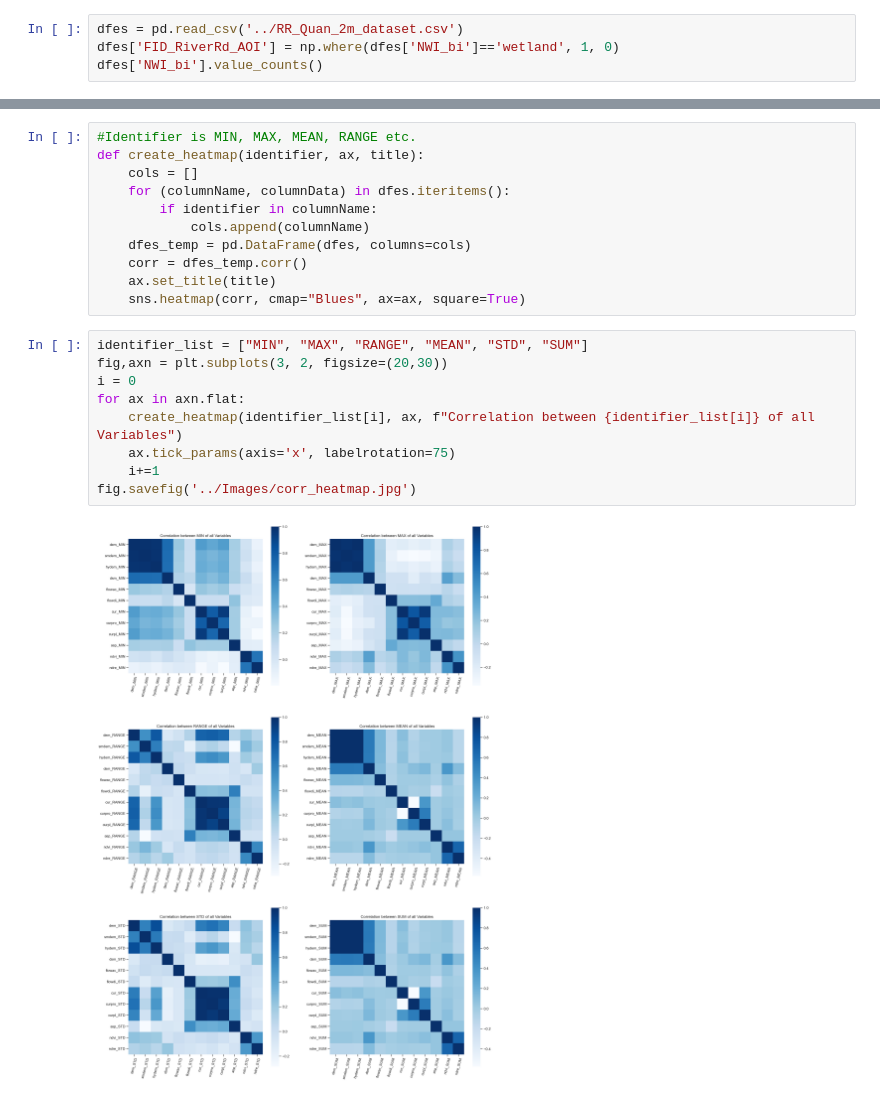
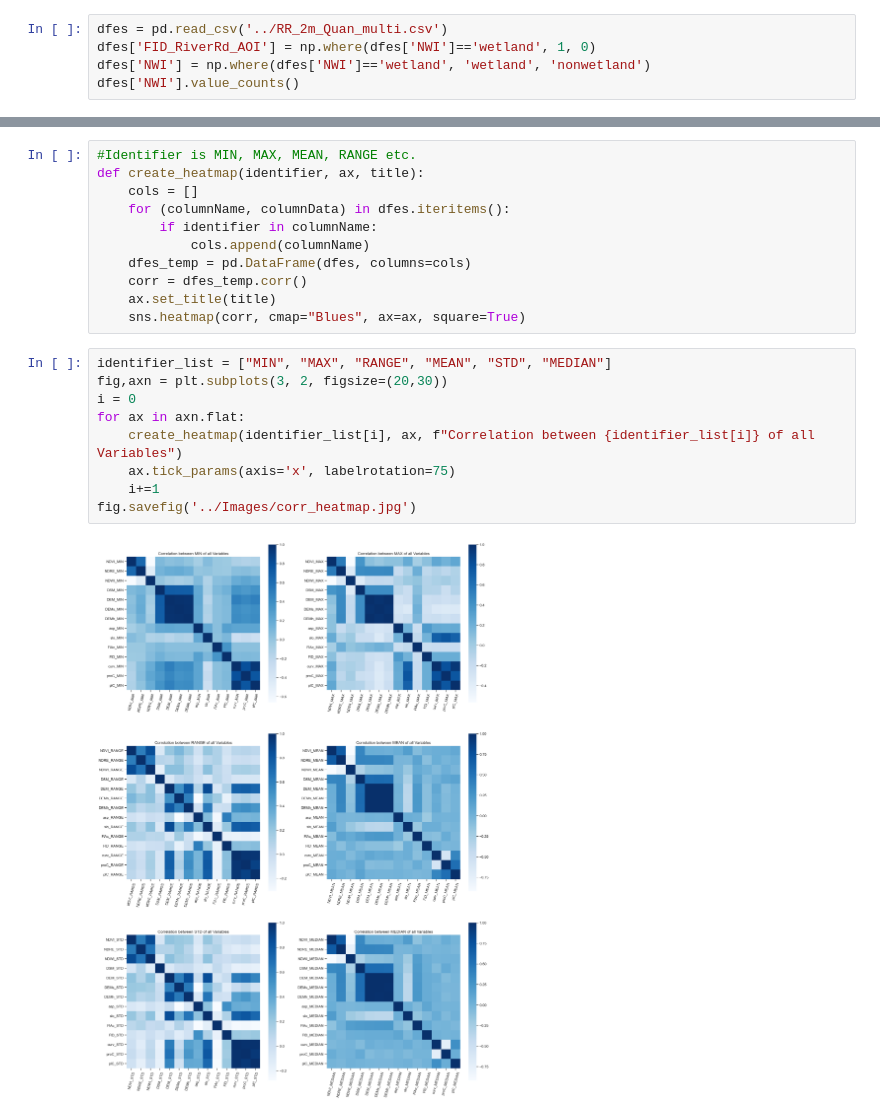
Before and after one commit to sgovil5/wetland-prediction, a Jupyter notebook: V2/RiverRd 2m Analysis/EDA/Correlations.ipynb, the cells around one changed output, grey strips where cells are left out. Saved outputs shown, nothing was run; the diff lists cells and outputs as text.

Commit message:
Changed Dataset for 2m Anal

```diff
--- a/V2/RiverRd 2m Analysis/EDA/Correlations.ipynb
+++ b/V2/RiverRd 2m Analysis/EDA/Correlations.ipynb
@@ -17,7 +17,8 @@ sns.set_style("ticks")
 from IPython.display import set_matplotlib_formats
 set_matplotlib_formats('retina')
 # %%
-dfes = pd.read_csv('../RR_Quan_2m_dataset.csv')
-dfes['FID_RiverRd_AOI'] = np.where(dfes['NWI_bi']=='wetland', 1, 0)
-dfes['NWI_bi'].value_counts()
+dfes = pd.read_csv('../RR_2m_Quan_multi.csv')
+dfes['FID_RiverRd_AOI'] = np.where(dfes['NWI']=='wetland', 1, 0)
+dfes['NWI'] = np.where(dfes['NWI']=='wetland', 'wetland', 'nonwetland')
+dfes['NWI'].value_counts()
 # %% [output]
@@ -36,16 +37,16 @@ def create_heatmap(identifier, ax, title):
     ax.set_title(title)
     sns.heatmap(corr, cmap="Blues", ax=ax, square=True)
 # %%
-identifier_list = ["MIN", "MAX", "RANGE", "MEAN", "STD", "SUM"]
+identifier_list = ["MIN", "MAX", "RANGE", "MEAN", "STD", "MEDIAN"]
 fig,axn = plt.subplots(3, 2, figsize=(20,30))
 i = 0
 for ax in axn.flat:
     create_heatmap(identifier_list[i], ax, f"Correlation between {identifier_list[i]} of all Variables")
     ax.tick_params(axis='x', labelrotation=75)
     i+=1
 fig.savefig('../Images/corr_heatmap.jpg')
 # %% [output]
-[figure, old version]
+[figure, new version]
 # %%
 corr = dfes.corr()
 df_corr = pd.DataFrame(corr['FID_RiverRd_AOI'])
```
Also changed, not shown: parts of 3 cells of this notebook, 4 other files.
